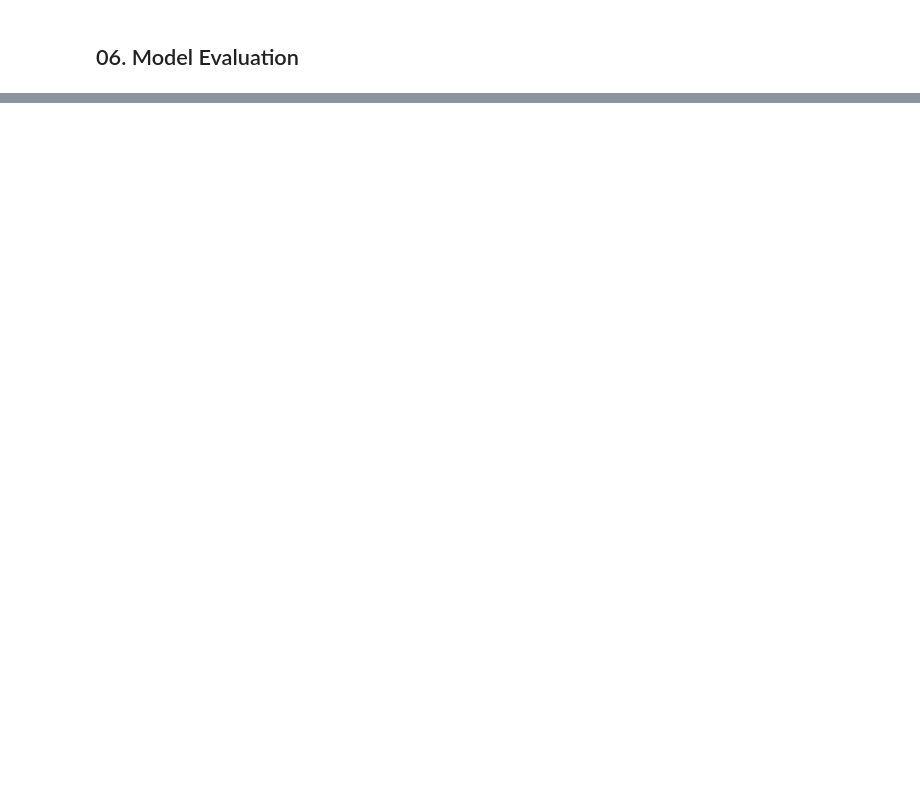
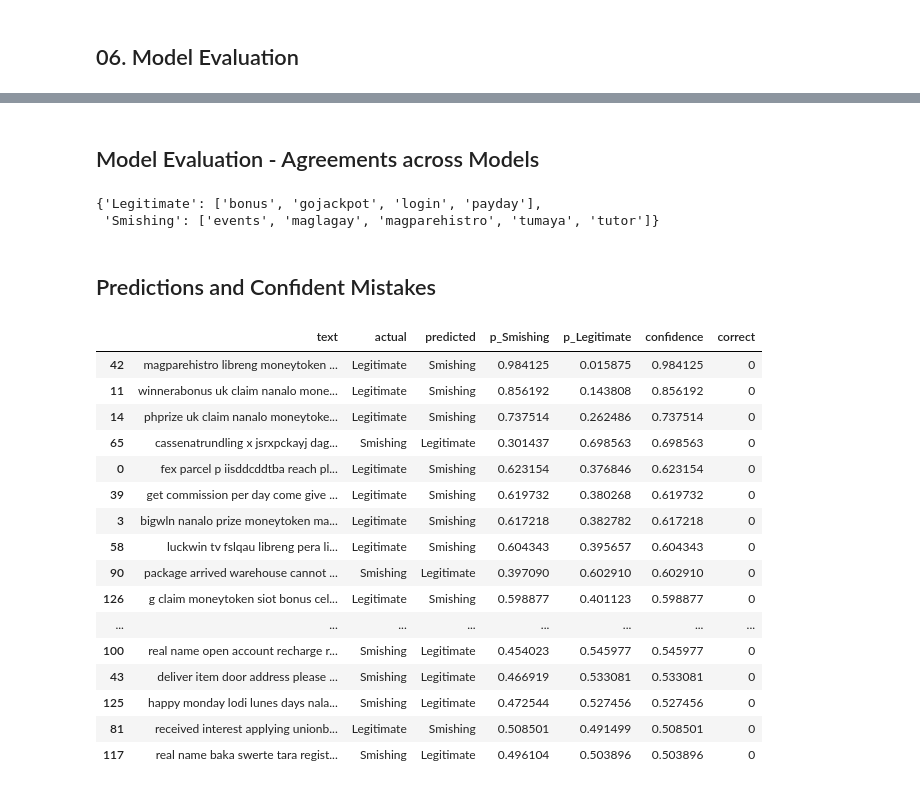
Before and after one commit to leiandrei/sms-smishing-classification, a Jupyter notebook: notebooks/06_model_evaluation.ipynb, the cells around one changed output, grey strips where cells are left out. Drawn from its saved outputs; the diff is of its cells as text; code cells hidden in the pictures; blank space fills up the shorter version.

```diff
--- a/notebooks/06_model_evaluation.ipynb
+++ b/notebooks/06_model_evaluation.ipynb
@@ -81,0 +12,20 @@ Random Forest: 0.7999198000179604
+# %%
+from sklearn.naive_bayes import ComplementNB, MultinomialNB
+from statsmodels.stats.contingency_tables import mcnemar
+from sklearn.ensemble import RandomForestClassifier
+from scipy.sparse import hstack, csr_matrix
+from sklearn.metrics import classification_report, accuracy_score, roc_auc_score
+from sklearn.metrics import confusion_matrix
+from sklearn.model_selection import StratifiedGroupKFold
+from sklearn.feature_extraction.text import TfidfVectorizer
+from sklearn.base import BaseEstimator
+from sklearn.preprocessing import MinMaxScaler
+import matplotlib.pyplot as plt
+import numpy as np
+import pandas as pd
+import seaborn as sns
+
+# load the data
+df = pd.read_csv('../data/processed/sms_cleaned_data.csv')
+df = df[(df['target'] == 0) | (df['target'] == 1)]
+df
@@ -206,0 +213,33 @@ joblib.dump({
+# %% [markdown]
+## Model Evaluation - Agreements across Models
+# %%
+consensus_words(nb_word_table(cnb, feature_names=names, stats=stats, top_n=30, max_ngram=1),
+                rf_importance_table(rf, feature_names=names, stats=stats, top_n=30, max_ngram=1))
+# %% [output]
+{'Legitimate': ['bonus', 'gojackpot', 'login', 'payday'],
+ 'Smishing': ['events', 'maglagay', 'magparehistro', 'tumaya', 'tutor']}
+# %% [markdown]
+## Predictions and Confident Mistakes
+# %%
+pt = {n: prediction_table(m, X_test, y_test, test_data['text'])
+      for n, m in [('MNB', mnb), ('CNB', cnb), ('RF', rf)]}
+
+pt['RF'][pt['RF'].correct == 0].sort_values('confidence', ascending=False)
+# %% [output]
+|  | text | actual | predicted | p_Smishing | p_Legitimate | confidence | correct |
+| 42 | magparehistro libreng moneytoken ... | Legitimate | Smishing | 0.984125 | 0.015875 | 0.984125 | 0 |
+| 11 | winnerabonus uk claim nanalo mone... | Legitimate | Smishing | 0.856192 | 0.143808 | 0.856192 | 0 |
+| 14 | phprize uk claim nanalo moneytoke... | Legitimate | Smishing | 0.737514 | 0.262486 | 0.737514 | 0 |
+| 65 | cassenatrundling x jsrxpckayj dag... | Smishing | Legitimate | 0.301437 | 0.698563 | 0.698563 | 0 |
+| 0 | fex parcel p iisddcddtba reach pl... | Legitimate | Smishing | 0.623154 | 0.376846 | 0.623154 | 0 |
+| 39 | get commission per day come give ... | Legitimate | Smishing | 0.619732 | 0.380268 | 0.619732 | 0 |
+| 3 | bigwln nanalo prize moneytoken ma... | Legitimate | Smishing | 0.617218 | 0.382782 | 0.617218 | 0 |
+| 58 | luckwin tv fslqau libreng pera li... | Legitimate | Smishing | 0.604343 | 0.395657 | 0.604343 | 0 |
+| 90 | package arrived warehouse cannot ... | Smishing | Legitimate | 0.397090 | 0.602910 | 0.602910 | 0 |
+| 126 | g claim moneytoken siot bonus cel... | Legitimate | Smishing | 0.598877 | 0.401123 | 0.598877 | 0 |
+| ... | ... | ... | ... | ... | ... | ... | ... |
+| 100 | real name open account recharge r... | Smishing | Legitimate | 0.454023 | 0.545977 | 0.545977 | 0 |
+| 43 | deliver item door address please ... | Smishing | Legitimate | 0.466919 | 0.533081 | 0.533081 | 0 |
+| 125 | happy monday lodi lunes days nala... | Smishing | Legitimate | 0.472544 | 0.527456 | 0.527456 | 0 |
+| 81 | received interest applying unionb... | Legitimate | Smishing | 0.508501 | 0.491499 | 0.508501 | 0 |
+| 117 | real name baka swerte tara regist... | Smishing | Legitimate | 0.496104 | 0.503896 | 0.503896 | 0 |
```
Also changed, not shown: parts of 23 cells of this notebook.
